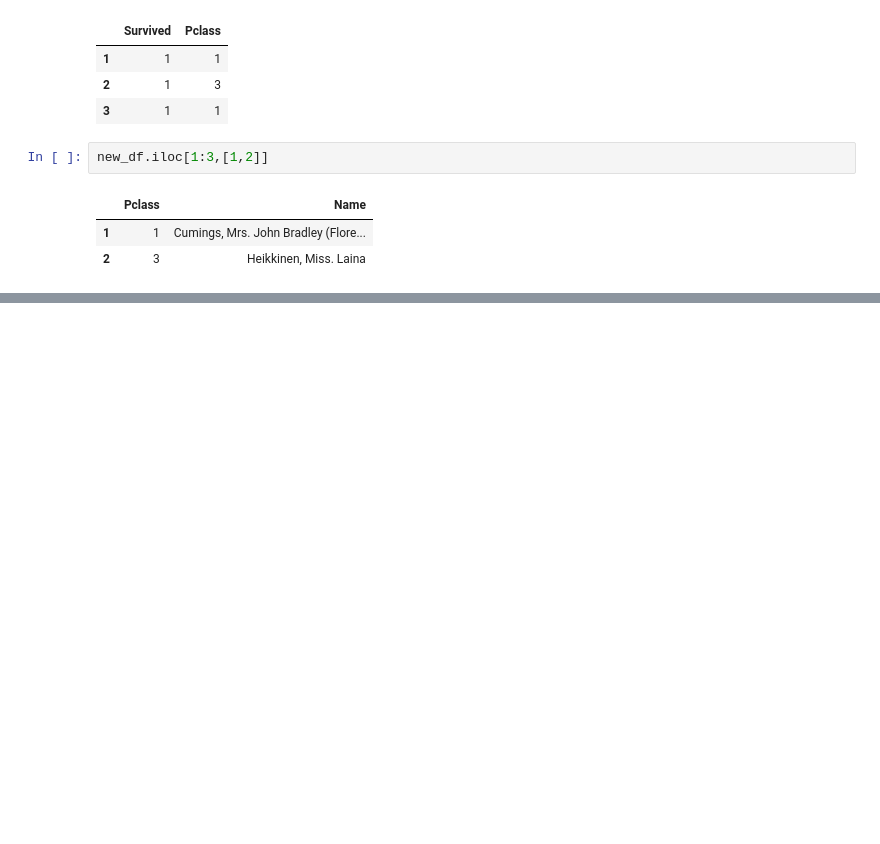
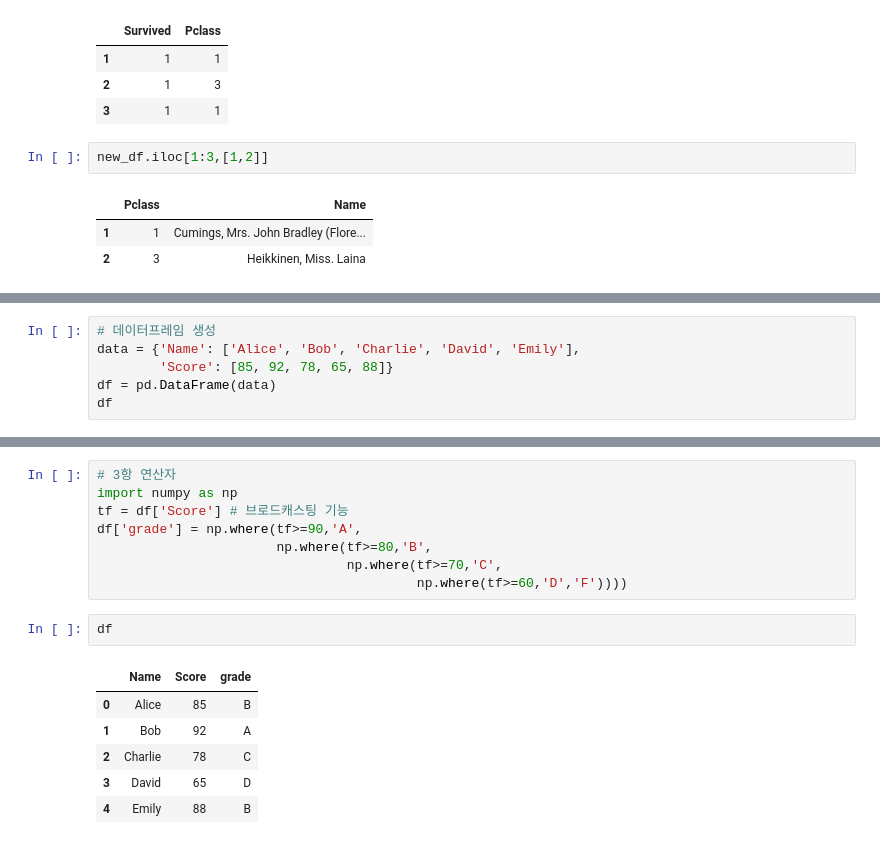
Before and after one commit to welcomeglory/Python, a Jupyter notebook: 07_24.ipynb, the cells around one changed output, grey strips where cells are left out. Cells and saved outputs as stored; diff of their text form; blank space fills up the shorter version.

```diff
--- a/07_24.ipynb
+++ b/07_24.ipynb
@@ -56,0 +108,6 @@ new_df.iloc[1:3,[1,2]]
+# %%
+# 데이터프레임 생성
+data = {'Name': ['Alice', 'Bob', 'Charlie', 'David', 'Emily'],
+        'Score': [85, 92, 78, 65, 88]}
+df = pd.DataFrame(data)
+df
@@ -56,0 +121,17 @@ new_df.iloc[1:3,[1,2]]
+# %%
+# 3항 연산자
+import numpy as np
+tf = df['Score'] # 브로드캐스팅 기능
+df['grade'] = np.where(tf>=90,'A',
+                       np.where(tf>=80,'B',
+                                np.where(tf>=70,'C',
+                                         np.where(tf>=60,'D','F'))))
+# %%
+df
+# %% [output]
+|  | Name | Score | grade |
+| 0 | Alice | 85 | B |
+| 1 | Bob | 92 | A |
+| 2 | Charlie | 78 | C |
+| 3 | David | 65 | D |
+| 4 | Emily | 88 | B |
```
Also changed, not shown: parts of 7 cells of this notebook.
